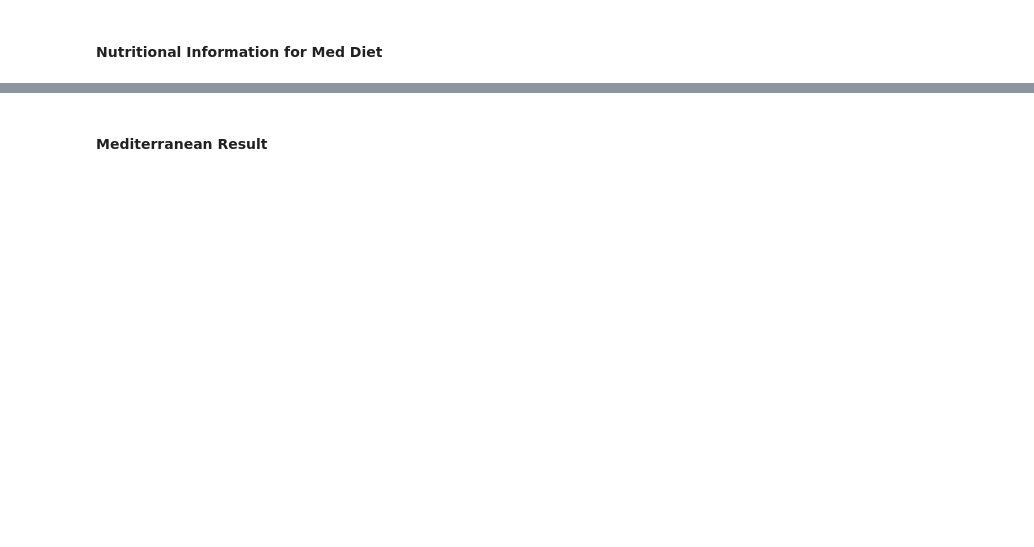
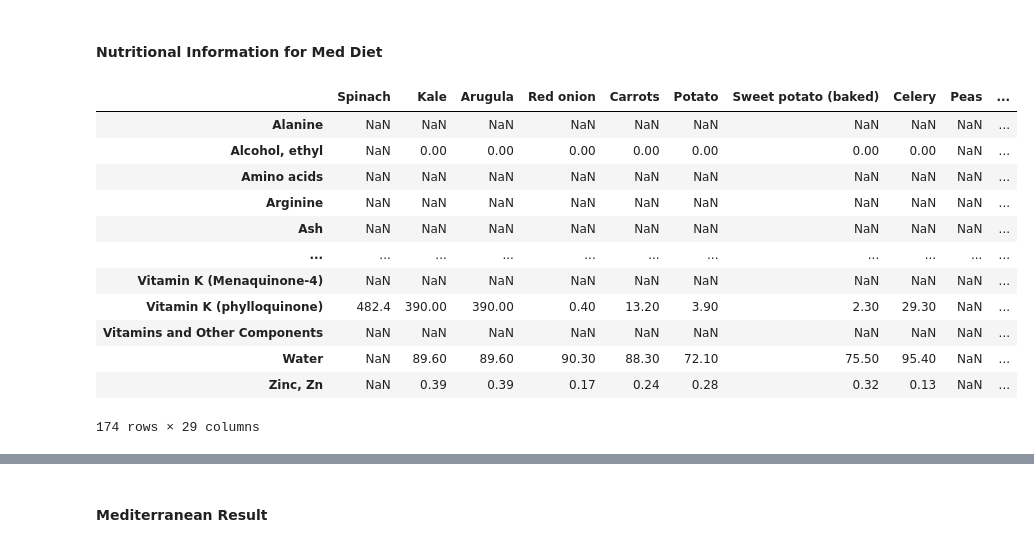
Before and after one commit to jackieschneider/Thomas-Allinson, a Jupyter notebook: BlueZonevsBerkeley.ipynb, the cells around one changed output, grey strips where cells are left out. Drawn from its saved outputs; the diff is of its cells as text; code cells hidden in the pictures; blank space fills up the shorter version.

```diff
--- a/BlueZonevsBerkeley.ipynb
+++ b/BlueZonevsBerkeley.ipynb
@@ -209,15 +296,15 @@ print(excess.loc[np.abs(excess) < tol*100].index.tolist())
 # %% [markdown]
 #### Prices for Mediterranean Diet
 # %%
-SHEETs = [# MEDITERRANEAN foods, Berkeley prices
+mSHEETs = [# MEDITERRANEAN foods, Berkeley prices
           ("https://docs.google.com/spreadsheets/d/11Ou4aZ8bE12J6dY9hmyUeCFFCNpplexnOGtfJVKdgbY/edit#gid=628663795","MED"),
          ]
 # %%
 import pandas as pd
 from eep153_tools.sheets import read_sheets
 
-df = read_sheets(SHEETs[0][0])[SHEETs[0][1]]
-df
-df['FDC'] = pd.to_numeric(df['FDC'], errors='coerce').fillna(0).astype(int)
+mdf = read_sheets(mSHEETs[0][0])[mSHEETs[0][1]]
+mdf
+mdf['FDC'] = pd.to_numeric(mdf['FDC'], errors='coerce').fillna(0).astype(int)
 
-print(df)
+print(mdf)
@@ -238,19 +346,33 @@ diet_max = DRIs['diet_maximums'].set_index('Nutrition')
 # %%
 import fooddatacentral as fdc
 import warnings
 
 D = {}
 count = 0
-for food in df.Food.tolist():
+for food in mdf.Food.tolist():
     try:
-        FDC = df.loc[df.Food==food,:].FDC[count]
+        FDC = mdf.loc[mdf.Food==food,:].FDC[count]
         count+=1
         D[food] = fdc.nutrients(apikey,FDC).Quantity
     except AttributeError:
         warnings.warn("Couldn't find FDC Code %s for food %s." % (food, FDC))
 
 FoodNutrients = pd.DataFrame(D,dtype=float)
 FoodNutrients
+# %% [output]
+|  | Spinach | Kale | Arugula | Red onion | Carrots | Potato | Sweet potato (baked) | Celery | Peas | ... |
+| Alanine | NaN | NaN | NaN | NaN | NaN | NaN | NaN | NaN | NaN | ... |
+| Alcohol, ethyl | NaN | 0.00 | 0.00 | 0.00 | 0.00 | 0.00 | 0.00 | 0.00 | NaN | ... |
+| Amino acids | NaN | NaN | NaN | NaN | NaN | NaN | NaN | NaN | NaN | ... |
+| Arginine | NaN | NaN | NaN | NaN | NaN | NaN | NaN | NaN | NaN | ... |
+| Ash | NaN | NaN | NaN | NaN | NaN | NaN | NaN | NaN | NaN | ... |
+| ... | ... | ... | ... | ... | ... | ... | ... | ... | ... | ... |
+| Vitamin K (Menaquinone-4) | NaN | NaN | NaN | NaN | NaN | NaN | NaN | NaN | NaN | ... |
+| Vitamin K (phylloquinone) | 482.4 | 390.00 | 390.00 | 0.40 | 13.20 | 3.90 | 2.30 | 29.30 | NaN | ... |
+| Vitamins and Other Components | NaN | NaN | NaN | NaN | NaN | NaN | NaN | NaN | NaN | ... |
+| Water | NaN | 89.60 | 89.60 | 90.30 | 88.30 | 72.10 | 75.50 | 95.40 | NaN | ... |
+| Zinc, Zn | NaN | 0.39 | 0.39 | 0.17 | 0.24 | 0.28 | 0.32 | 0.13 | NaN | ... |
+174 rows × 29 columns
 # %%
 # Unit Conversion
 # Convert food quantities to FDC units
```
Also changed, not shown: parts of 16 cells of this notebook.
